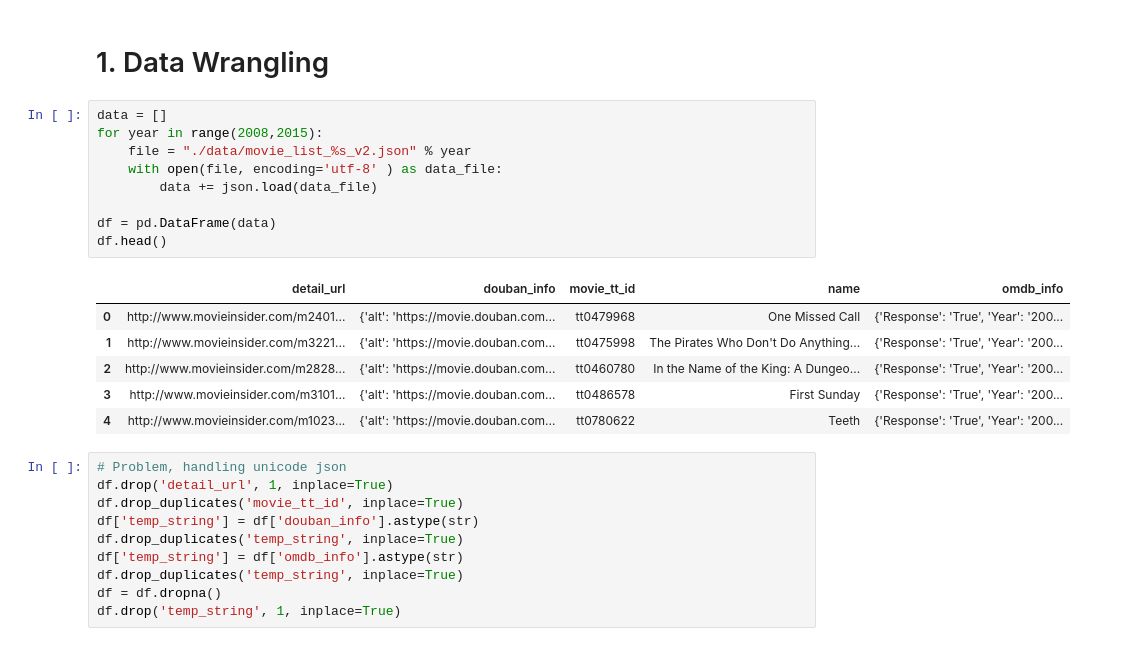
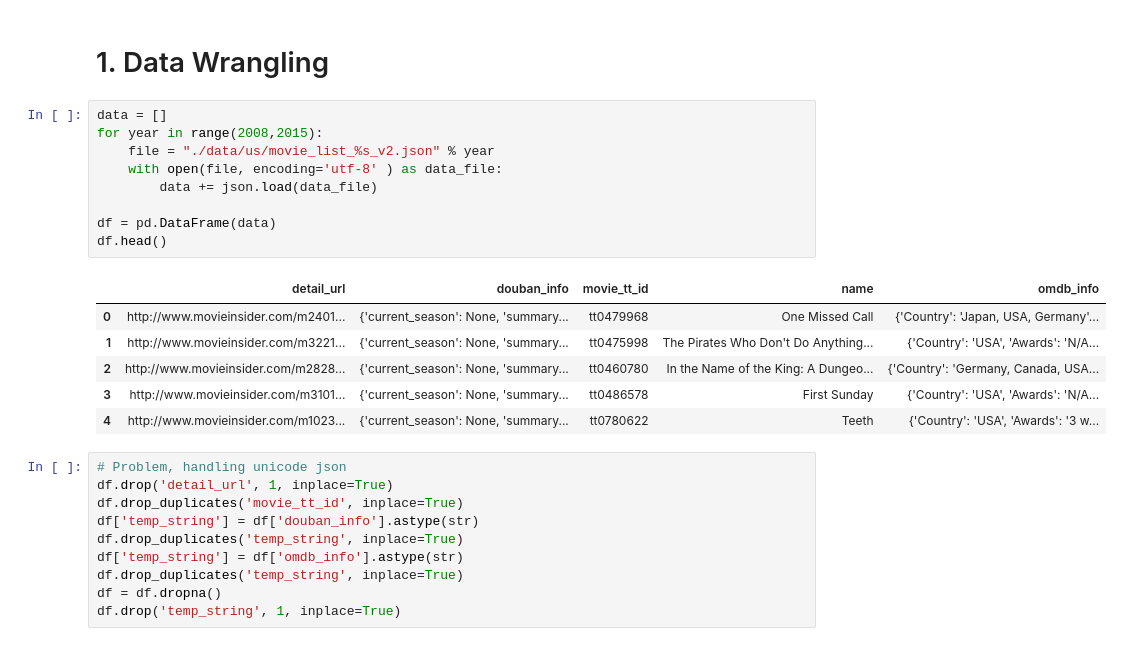
Before and after one commit to cqcn1991/movie-compare, a Jupyter notebook: application.ipynb, the cells around one changed output. Saved outputs shown, nothing was run; the diff lists cells and outputs as text.

```diff
--- a/application.ipynb
+++ b/application.ipynb
@@ -14,19 +14,19 @@ set_chinese_font()
 # %%
 data = []
 for year in range(2008,2015):
-    file = "./data/movie_list_%s_v2.json" % year
+    file = "./data/us/movie_list_%s_v2.json" % year
     with open(file, encoding='utf-8' ) as data_file:
         data += json.load(data_file)
 
 df = pd.DataFrame(data)
 df.head()
 # %% [output]
 |  | detail_url | douban_info | movie_tt_id | name | omdb_info |
-| 0 | http://www.movieinsider.com/m2401... | {'alt': 'https://movie.douban.com... | tt0479968 | One Missed Call | {'Response': 'True', 'Year': '200... |
-| 1 | http://www.movieinsider.com/m3221... | {'alt': 'https://movie.douban.com... | tt0475998 | The Pirates Who Don't Do Anything... | {'Response': 'True', 'Year': '200... |
-| 2 | http://www.movieinsider.com/m2828... | {'alt': 'https://movie.douban.com... | tt0460780 | In the Name of the King: A Dungeo... | {'Response': 'True', 'Year': '200... |
-| 3 | http://www.movieinsider.com/m3101... | {'alt': 'https://movie.douban.com... | tt0486578 | First Sunday | {'Response': 'True', 'Year': '200... |
-| 4 | http://www.movieinsider.com/m1023... | {'alt': 'https://movie.douban.com... | tt0780622 | Teeth | {'Response': 'True', 'Year': '200... |
+| 0 | http://www.movieinsider.com/m2401... | {'current_season': None, 'summary... | tt0479968 | One Missed Call | {'Country': 'Japan, USA, Germany'... |
+| 1 | http://www.movieinsider.com/m3221... | {'current_season': None, 'summary... | tt0475998 | The Pirates Who Don't Do Anything... | {'Country': 'USA', 'Awards': 'N/A... |
+| 2 | http://www.movieinsider.com/m2828... | {'current_season': None, 'summary... | tt0460780 | In the Name of the King: A Dungeo... | {'Country': 'Germany, Canada, USA... |
+| 3 | http://www.movieinsider.com/m3101... | {'current_season': None, 'summary... | tt0486578 | First Sunday | {'Country': 'USA', 'Awards': 'N/A... |
+| 4 | http://www.movieinsider.com/m1023... | {'current_season': None, 'summary... | tt0780622 | Teeth | {'Country': 'USA', 'Awards': '3 w... |
 # %%
 # Problem, handling unicode json
 df.drop('detail_url', 1, inplace=True)
```
Also changed, not shown: parts of 1 cell of this notebook, 39 other files.
